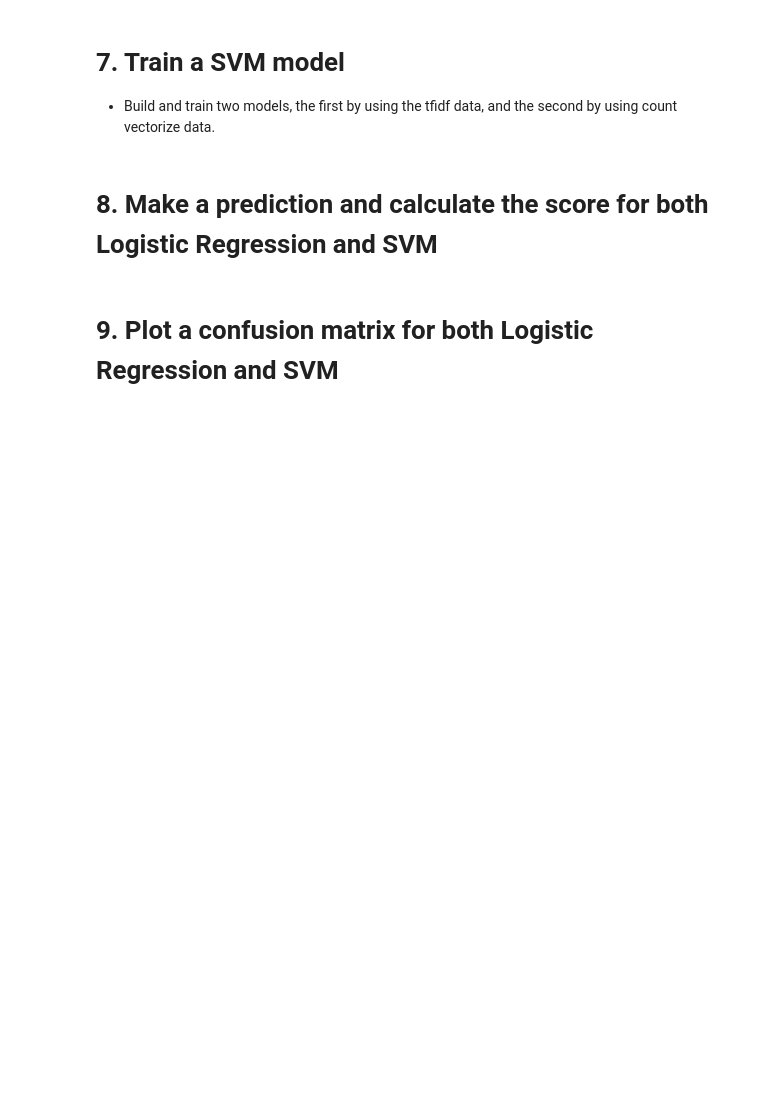
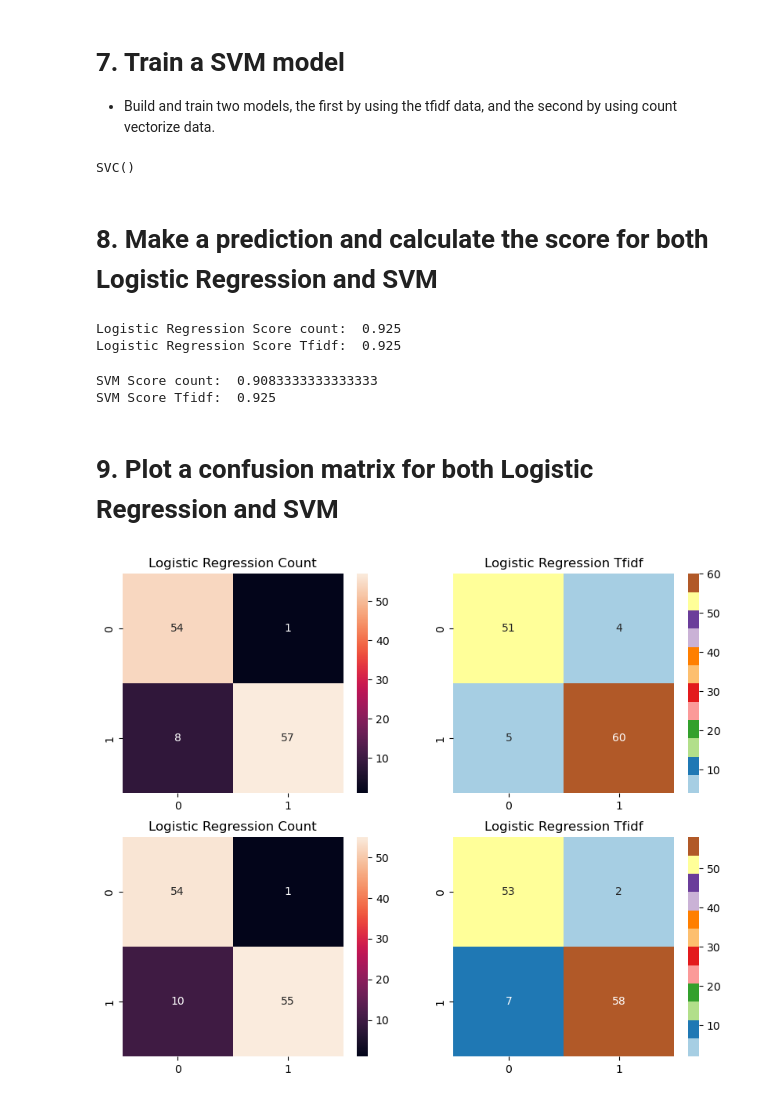
Before and after one commit to Tuwaiq-Data-Science-Bootcamp-V4/SVM-Lab1, a Jupyter notebook: SVM_Assignment.ipynb, the cells around one changed output. Cells and saved outputs as stored; diff of their text form; code cells hidden in the pictures; blank space fills up the shorter version.

```diff
--- a/SVM_Assignment.ipynb
+++ b/SVM_Assignment.ipynb
@@ -22,7 +72,66 @@
 # 7. Train a SVM model
 
 - Build and train two models, the first by using the tfidf data, and the second by using count vectorize data.
+# %%
+from sklearn.svm import SVC
+svm_count = SVC()
+svm_tfidf = SVC()
+svm_count.fit(x_train_count , y_train)
+svm_tfidf.fit(x_train_tfidf , y_train)
+# %% [output]
+SVC()
 # %% [markdown]
 # 8. Make a prediction and calculate the score for both Logistic Regression and SVM
+# %%
+log_count_preduction = log_count.predict(x_test_count)
+log_tfidf_prediction = log_tfidf.predict(x_test_tfidf)
+# %%
+score_log_count = accuracy_score(y_test, log_count_preduction)
+score_log_tfidf = accuracy_score(y_test, log_tfidf_prediction)
+
+print("Logistic Regression Score count: " , score_log_count)
+print("Logistic Regression Score Tfidf: " , score_log_tfidf)
+# %% [output]
+Logistic Regression Score count:  0.925
+Logistic Regression Score Tfidf:  0.925
+# %%
+svm_count_preduction = svm_count.predict(x_test_count)
+svm_tfidf_prediction = svm_tfidf.predict(x_test_tfidf)
+score_svm_count = accuracy_score(y_test, svm_count_preduction)
+score_svm_tfidf = accuracy_score(y_test, svm_tfidf_prediction)
+
+print("SVM Score count: " , score_svm_count)
+print("SVM Score Tfidf: " , score_svm_tfidf)
+# %% [output]
+SVM Score count:  0.9083333333333333
+SVM Score Tfidf:  0.925
 # %% [markdown]
 # 9. Plot a confusion matrix for both Logistic Regression and SVM
+# %%
+log_count_cm = confusion_matrix(y_test , log_count_preduction)
+log_tfidf_cm = confusion_matrix( y_test , log_tfidf_prediction)
+svm_count_cm = confusion_matrix(y_test , svm_count_preduction)
+svm_tfidf_cm = confusion_matrix( y_test , svm_tfidf_prediction)
+# %%
+plt.figure(figsize=(10, 8))
+
+plt.subplot(2, 2, 1)
+sns.heatmap(log_tfidf_cm, annot = True)
+plt.title('Logistic Regression Count')
+
+plt.subplot(2, 2, 2)
+sns.heatmap(log_count_cm, annot=True, cmap = 'Paired')
+plt.title('Logistic Regression Tfidf')
+
+plt.subplot(2, 2, 3)
+sns.heatmap(svm_count_cm, annot = True)
+plt.title('Logistic Regression Count')
+
+plt.subplot(2, 2, 4)
+sns.heatmap(svm_tfidf_cm, annot=True, cmap = 'Paired')
+plt.title('Logistic Regression Tfidf')
+
+
+plt.show()
+# %% [output]
+[figure, added]
```
Also changed, not shown: parts of 7 cells of this notebook.
